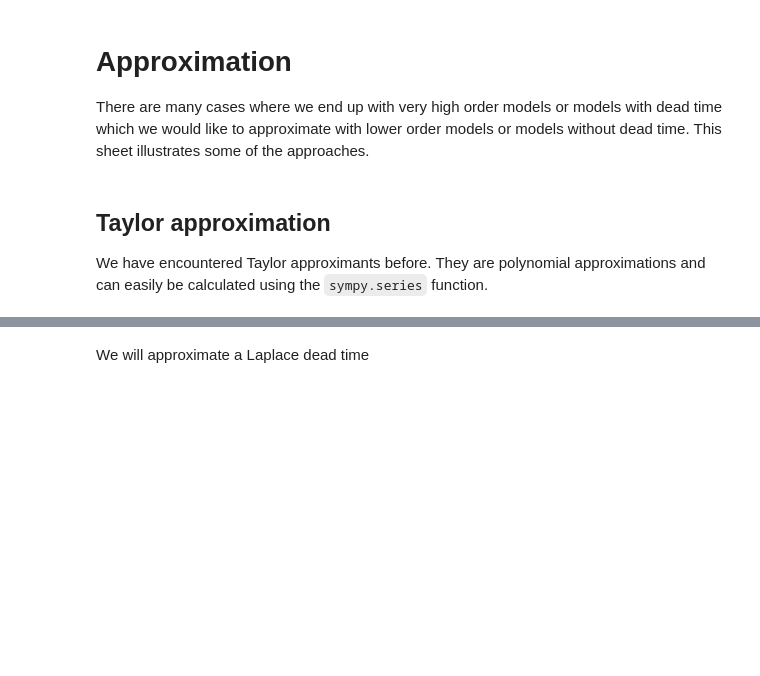
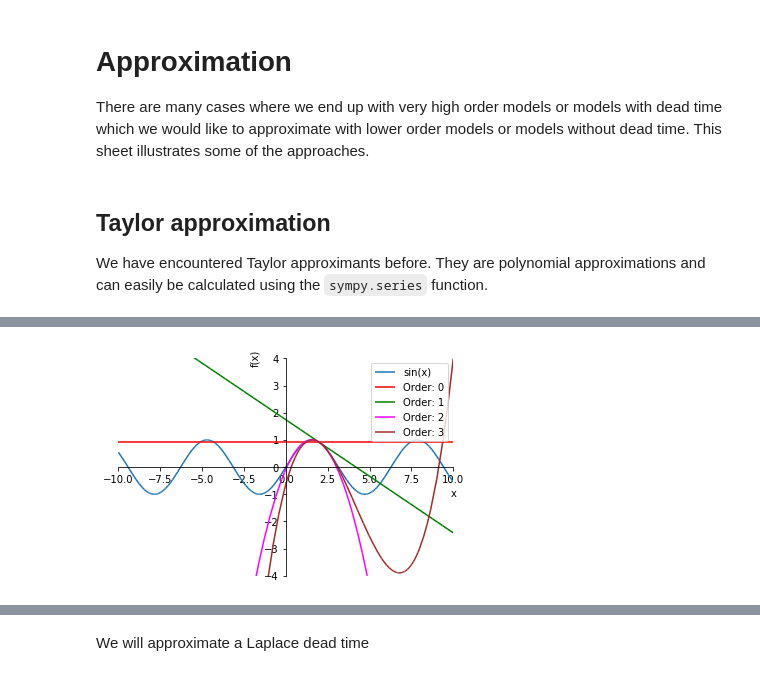
Before and after one commit to alchemyst/Dynamics-and-Control, a Jupyter notebook: 1_Dynamics/5_Complex_system_dynamics/Approximation.ipynb, the cells around one changed output, grey strips where cells are left out. Cells and saved outputs as stored; diff of their text form; code cells hidden in the pictures; blank space fills up the shorter version.

```diff
--- a/1_Dynamics/5_Complex_system_dynamics/Approximation.ipynb
+++ b/1_Dynamics/5_Complex_system_dynamics/Approximation.ipynb
@@ -14,0 +27,17 @@ We have encountered Taylor approximants before. They are polynomial approximatio
+# %%
+def taylor(xlim, ylim):
+    p = sympy.plot(f, (x, *xlim), show=False)
+    colors = ['red', 'green', 'magenta', 'brown']
+    for n, color in enumerate(colors, 1):
+        approx = f.series(x, 2, n).removeO()
+        p.extend(sympy.plot(approx, (x, *xlim),
+                 line_color=color, show=False))
+        p[n].label = f'Order: {n-1}'
+    p.ylim = ylim
+    p.xlim = xlim
+    p.legend = True
+    p.show()
+# %%
+taylor((-10, 10), (-4, 4))
+# %% [output]
+[figure, added]
```
Also changed, not shown: parts of 19 cells of this notebook.
